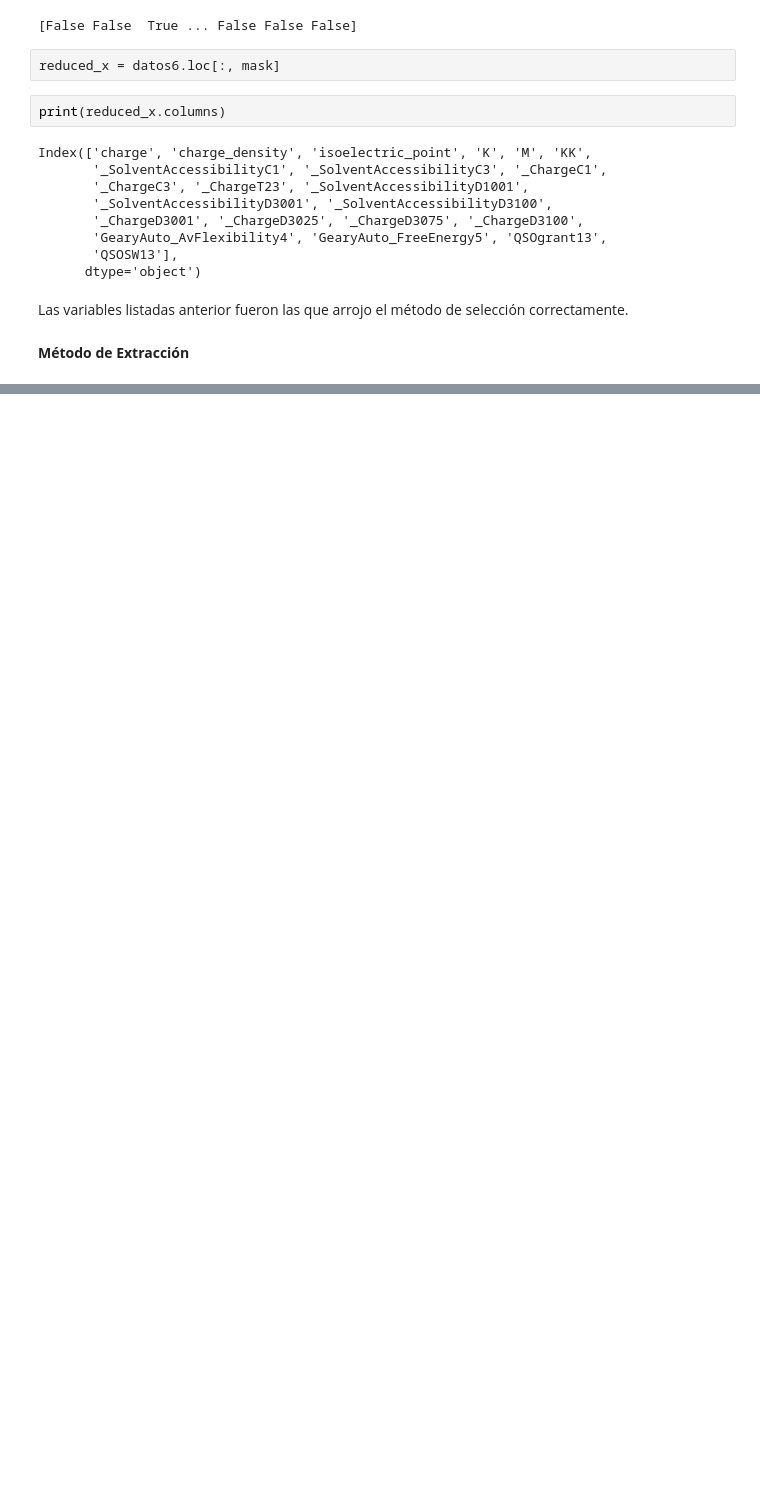
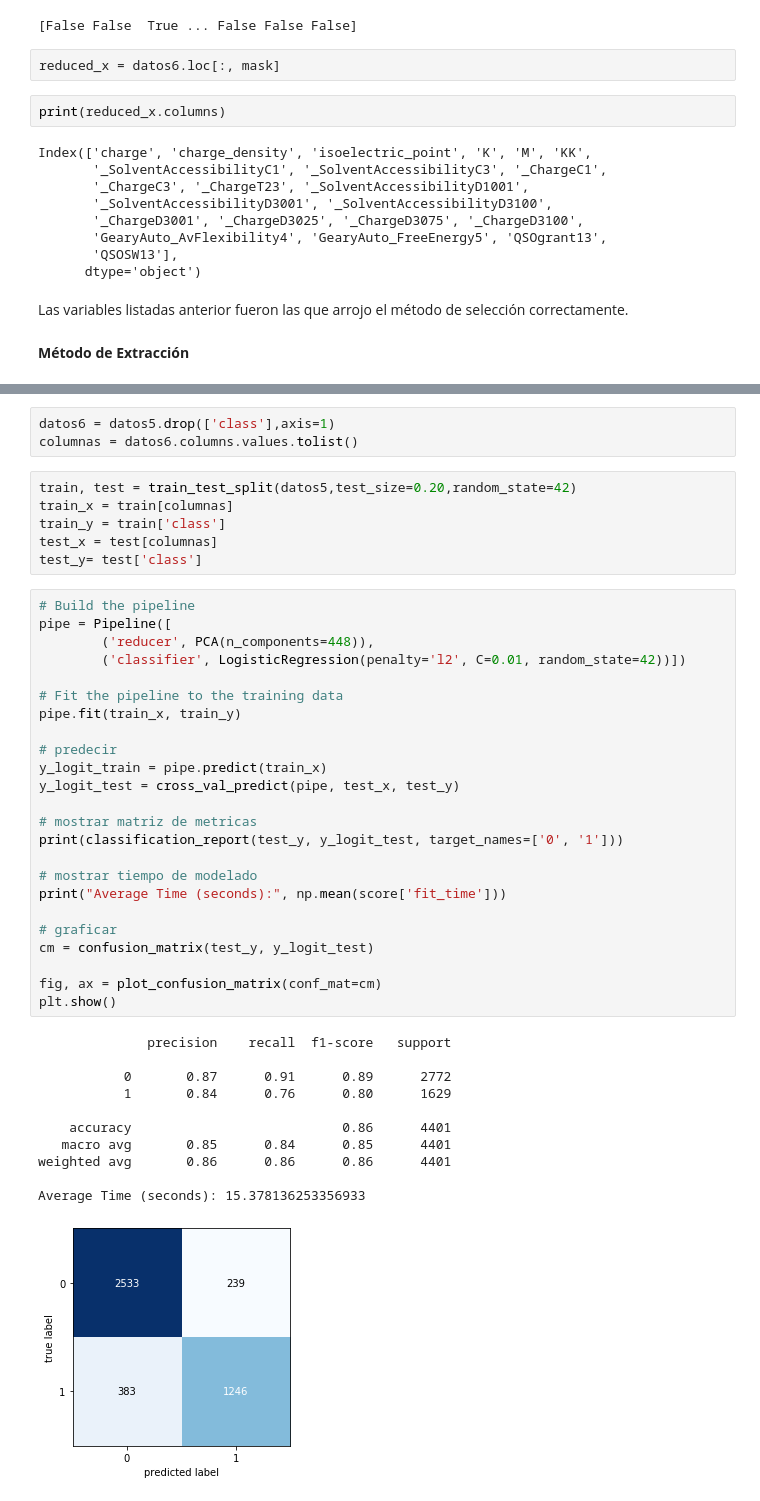
Before and after one commit to Juapatral/reconocimiento_patrones_2020, a Jupyter notebook: competencia/Competencia.ipynb, the cells around one changed output, grey strips where cells are left out. Saved outputs shown, nothing was run; the diff lists cells and outputs as text; blank space fills up the shorter version.

```diff
--- a/competencia/Competencia.ipynb
+++ b/competencia/Competencia.ipynb
@@ -194,0 +415,45 @@ Las variables listadas anterior fueron las que arrojo el método de selección c
+# %%
+datos6 = datos5.drop(['class'],axis=1)
+columnas = datos6.columns.values.tolist()
+# %%
+train, test = train_test_split(datos5,test_size=0.20,random_state=42)
+train_x = train[columnas]
+train_y = train['class']
+test_x = test[columnas]
+test_y= test['class']
+# %%
+# Build the pipeline
+pipe = Pipeline([
+        ('reducer', PCA(n_components=448)),
+        ('classifier', LogisticRegression(penalty='l2', C=0.01, random_state=42))])
+
+# Fit the pipeline to the training data
+pipe.fit(train_x, train_y)
+
+# predecir
+y_logit_train = pipe.predict(train_x)
+y_logit_test = cross_val_predict(pipe, test_x, test_y)
+
+# mostrar matriz de metricas
+print(classification_report(test_y, y_logit_test, target_names=['0', '1']))
+
+# mostrar tiempo de modelado
+print("Average Time (seconds):", np.mean(score['fit_time']))
+
+# graficar
+cm = confusion_matrix(test_y, y_logit_test)
+
+fig, ax = plot_confusion_matrix(conf_mat=cm)
+plt.show()
+# %% [output]
+              precision    recall  f1-score   support
+
+           0       0.87      0.91      0.89      2772
+           1       0.84      0.76      0.80      1629
+
+    accuracy                           0.86      4401
+   macro avg       0.85      0.84      0.85      4401
+weighted avg       0.86      0.86      0.86      4401
+
+Average Time (seconds): 15.378136253356933
+[figure, added]
```
Also changed, not shown: parts of 23 cells of this notebook.
